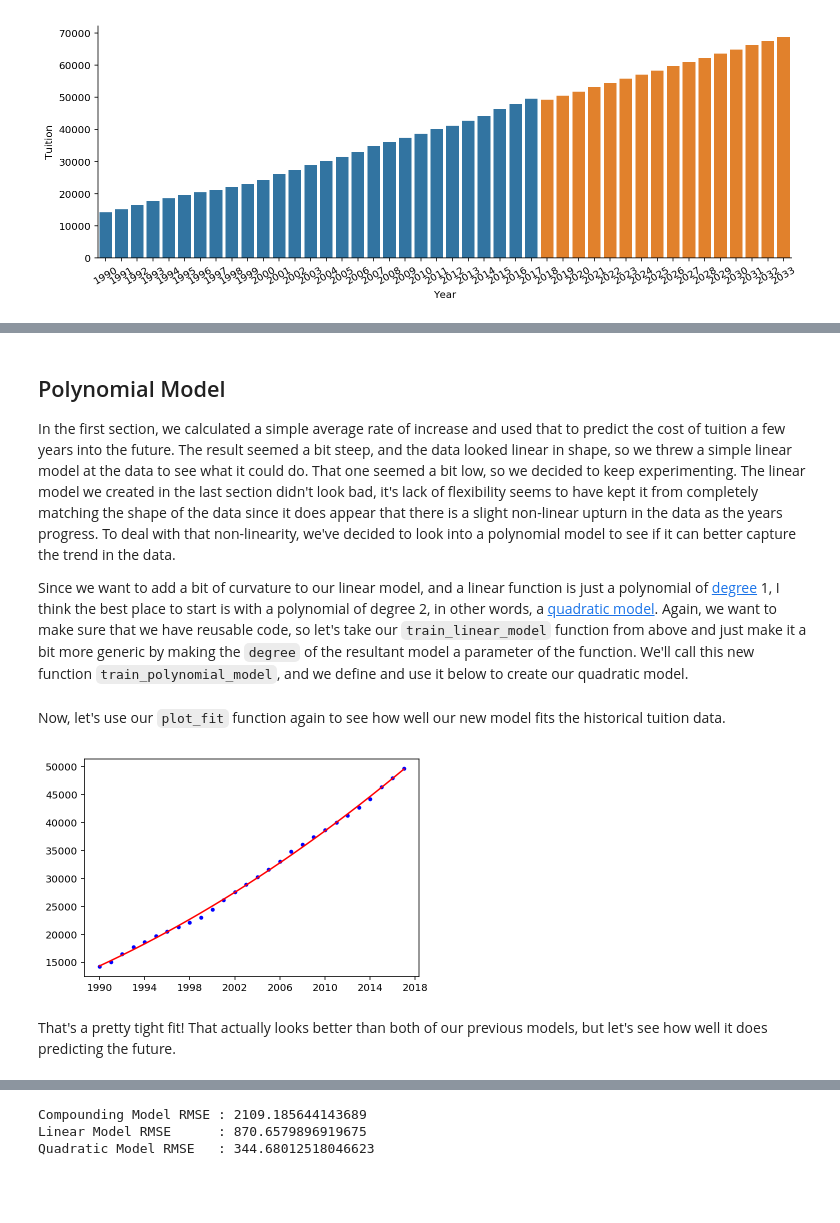
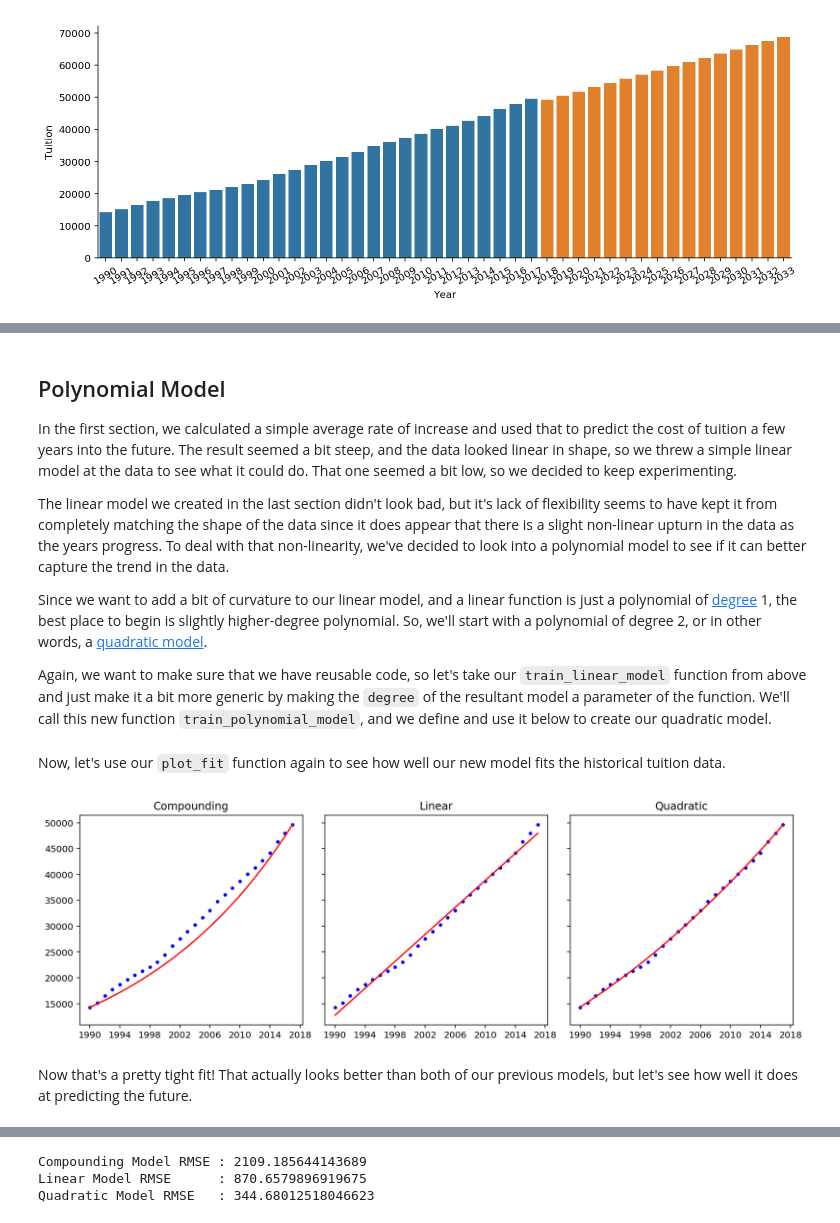
Before and after one commit to croach/data_science_for_daddies, a Jupyter notebook: Data Science for Daddies (and Mommies).ipynb, the cells around one changed output, grey strips where cells are left out. Drawn from its saved outputs; the diff is of its cells as text; code cells hidden in the pictures; blank space fills up the shorter version.

```diff
--- a/Data Science for Daddies (and Mommies).ipynb
+++ b/Data Science for Daddies (and Mommies).ipynb
@@ -409,9 +428,13 @@ Bi-weekly deposit amount: $366
 # %% [markdown]
 ## Polynomial Model
 
-In the first section, we calculated a simple average rate of increase and used that to predict the cost of tuition a few years into the future. The result seemed a bit steep, and the data looked linear in shape, so we threw a simple linear model at the data to see what it could do. That one seemed a bit low, so we decided to keep experimenting. The linear model we created in the last section didn't look bad, it's lack of flexibility seems to have kept it from completely matching the shape of the data since it does appear that there is a slight non-linear upturn in the data as the years progress. To deal with that non-linearity, we've decided to look into a polynomial model to see if it can better capture the trend in the data.
+In the first section, we calculated a simple average rate of increase and used that to predict the cost of tuition a few years into the future. The result seemed a bit steep, and the data looked linear in shape, so we threw a simple linear model at the data to see what it could do. That one seemed a bit low, so we decided to keep experimenting.
 
-Since we want to add a bit of curvature to our linear model, and a linear function is just a polynomial of [degree][degree] 1, I think the best place to start is with a polynomial of degree 2, in other words, a [quadratic model][quadratic]. Again, we want to make sure that we have reusable code, so let's take our `train_linear_model` function from above and just make it a bit more generic by making the `degree` of the resultant model a parameter of the function. We'll call this new function `train_polynomial_model`, and we define and use it below to create our quadratic model.
+The linear model we created in the last section didn't look bad, but it's lack of flexibility seems to have kept it from completely matching the shape of the data since it does appear that there is a slight non-linear upturn in the data as the years progress. To deal with that non-linearity, we've decided to look into a polynomial model to see if it can better capture the trend in the data.
+
+Since we want to add a bit of curvature to our linear model, and a linear function is just a polynomial of [degree][degree] 1, the best place to begin is slightly higher-degree polynomial. So, we'll start with a polynomial of degree 2, or in other words, a [quadratic model][quadratic].
+
+Again, we want to make sure that we have reusable code, so let's take our `train_linear_model` function from above and just make it a bit more generic by making the `degree` of the resultant model a parameter of the function. We'll call this new function `train_polynomial_model`, and we define and use it below to create our quadratic model.
 
 [degree]: https://en.wikipedia.org/wiki/Degree_of_a_polynomial
 [quadratic]: https://en.wikipedia.org/wiki/Quadratic_function
@@ -431,12 +454,27 @@ def train_polynomial_model(train, degree=1):
 qm = train_polynomial_model(historical_amts, degree=2)
 # %% [markdown]
 Now, let's use our `plot_fit` function again to see how well our new model fits the historical tuition data.
-# %%
-plot_fit(historical_amts, qm)
-# %% [output]
-[figure, removed]
+# %%
+fig, (ax1, ax2, ax3) = plt.subplots(1, 3, figsize=(12, 4), sharey=True)
+
+plt.sca(ax1)
+plot_fit(historical_amts, cm)
+ax1.set_title('Compounding')
+
+plt.sca(ax2)
+lm = train_linear_model(historical_amts)
+plot_fit(historical_amts, lm)
+ax2.set_title('Linear')
+
+plt.sca(ax3)
+plot_fit(historical_amts, qm)
+ax3.set_title('Quadratic')
+
+fig.tight_layout();
+# %% [output]
+[figure, added]
 # %% [markdown]
-That's a pretty tight fit! That actually looks better than both of our previous models, but let's see how well it does predicting the future.
+Now that's a pretty tight fit! That actually looks better than both of our previous models, but let's see how well it does at predicting the future.
 # %%
 predicted_amts = predict(qm, historical_amts.index[-1].year + 1, YEAR_ENTERING_COLLEGE)
 plot_predictions(historical_amts, predicted_amts)
```
Also changed, not shown: parts of 51 cells of this notebook.
